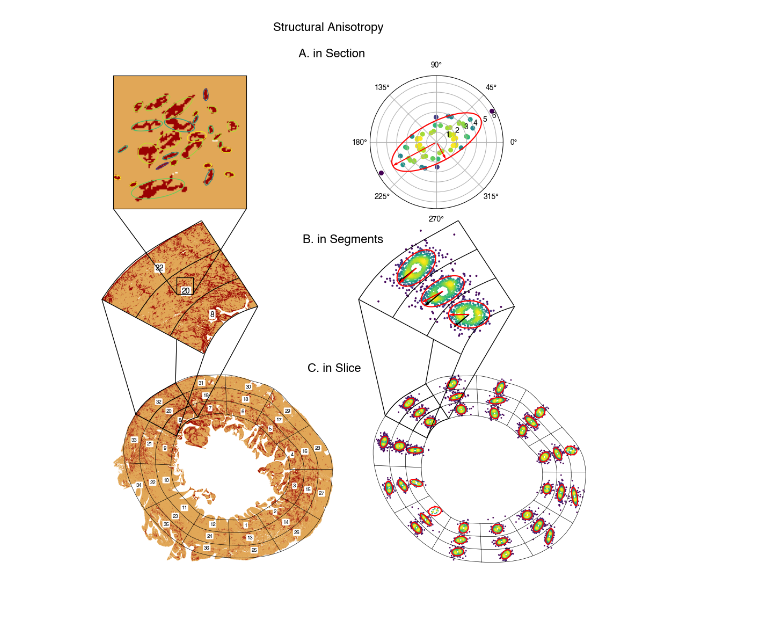
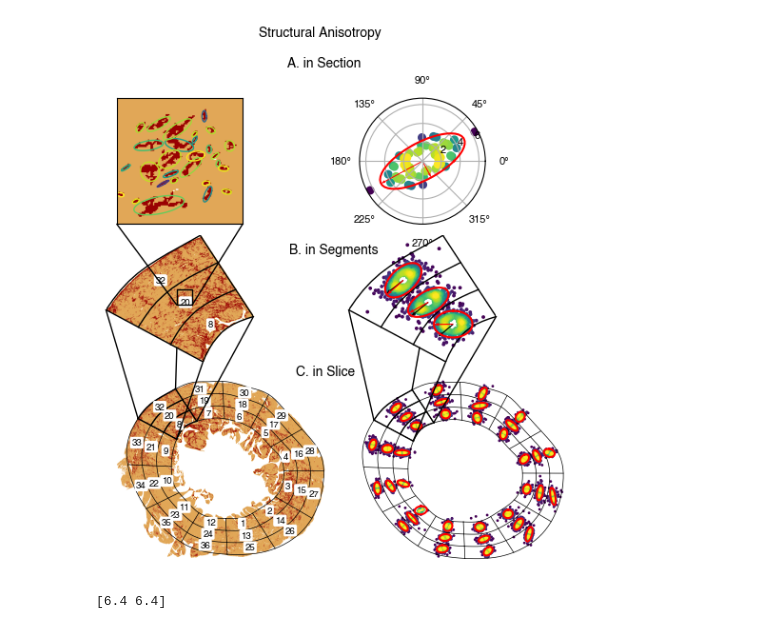
Before and after one commit to AOkenov/FibrosisAnalysis, a Jupyter notebook: paperfigures/methods_structural_anisotropy.ipynb, the cells around one changed output. Cells and saved outputs as stored; diff of their text form; code cells hidden in the pictures.

```diff
--- a/paperfigures/methods_structural_anisotropy.ipynb
+++ b/paperfigures/methods_structural_anisotropy.ipynb
@@ -297,7 +297,7 @@ def draw_orientation(ax, segments_props, segment_indexes, n_std=2, scale=10):
     ax.quiver(y, x, V, U, scale_units='xy', scale=1, color='red')
 # %%
 from matplotlib import colors
-plt.rc('font', family='Helvetica')
+plt.rc('font', family='Helvetica', size=8)
 
 cmap = colors.LinearSegmentedColormap.from_list(
     'fibrosis', [(0, 'white'),
@@ -306,7 +306,7 @@ cmap = colors.LinearSegmentedColormap.from_list(
 
 segment_indexes = np.array([8, 20, 32])
 
-fig = plt.figure(figsize=(12, 12))
+fig = plt.figure(figsize=(6.4, 6.4))
 
 # mosaic = [['seg', 'sa_seg'],
 #           ['s_zoom', 'sa_zoom'],
@@ -395,40 +395,43 @@ draw_segment_zoom(axs['sa'],
 
 draw_segment_labels(axs['segments'], heart_slice.total_segments)
 draw_segment_labels(axs['s_zoom'], heart_slice.total_segments,
-                    segment_indexes=segment_indexes, fontsize=10)
+                    segment_indexes=segment_indexes, fontsize=7)
 
 draw_sa(axs['sa'], heart_slice.total_segments, objects_props)
 draw_sa(axs['sa_zoom'], heart_slice.total_segments, objects_props,
         segment_indexes=segment_indexes, scale=15, point_size=3)
 
 draw_sa_polar(axs['sa_seg'], seg_objects_props)
 draw_equivalent_ellipses(axs['seg'], seg_objects_props)
 
 draw_orientation(axs['sa_zoom'], segments_props, segment_indexes, scale=15)
 
 # axs['seg'].set_title('A. Section', loc='left', x=-0.4, y=1., fontsize=12)
 # axs['sa_seg'].set_title('B. SA in Section', loc='left', x=-0.45, y=1., fontsize=12)
 
 # axs['s_zoom'].set_title('C. Segments', loc='left', x=-0.28, y=0.8, fontsize=12)
 # axs['sa_zoom'].set_title('D. SA in Segments', loc='left', x=-0.32, y=0.8, fontsize=12)
 
 # axs['segments'].set_title('E. Slice', loc='left', x=-0.2, y=0.8, fontsize=12)
 # axs['sa'].set_title('F. SA in Slice', loc='left', x=-0.25, y=0.8, fontsize=12)
 
 axs['sa_seg'].set_title('Structural Anisotropy \n \n A. in Section',
                         loc='center',
-                        x=-0.3, fontweight=600, fontsize=16)
+                        x=-0.3, fontsize=10)
 axs['sa_zoom'].set_title('B. in Segments', loc='center',
-                         x=-0.1, y=0.8, fontweight=600,
-                         fontsize=16)
+                         x=-0.1, y=0.8,
+                         fontsize=10)
 axs['sa'].set_title('C. in Slice', loc='center', x=-0.12,
-                    y=0.95,  fontweight=600, fontsize=16)
+                    y=0.95,  fontsize=10)
 
 
 # axs['segments'].set_title('E. Segmented Slice', loc='left', y=-0.1, fontsize=12)
 # axs['sa'].set_title('F. Structural Anisotropy of the Slice', loc='left',
 #                     y=-0.1, fontsize=12)
 
 plt.show()
+
+print(fig.get_size_inches())
 # %% [output]
-[figure, old version]
+[figure, new version]
+[6.4 6.4]
```
Also changed, not shown: parts of 2 cells of this notebook, 39 other files.
